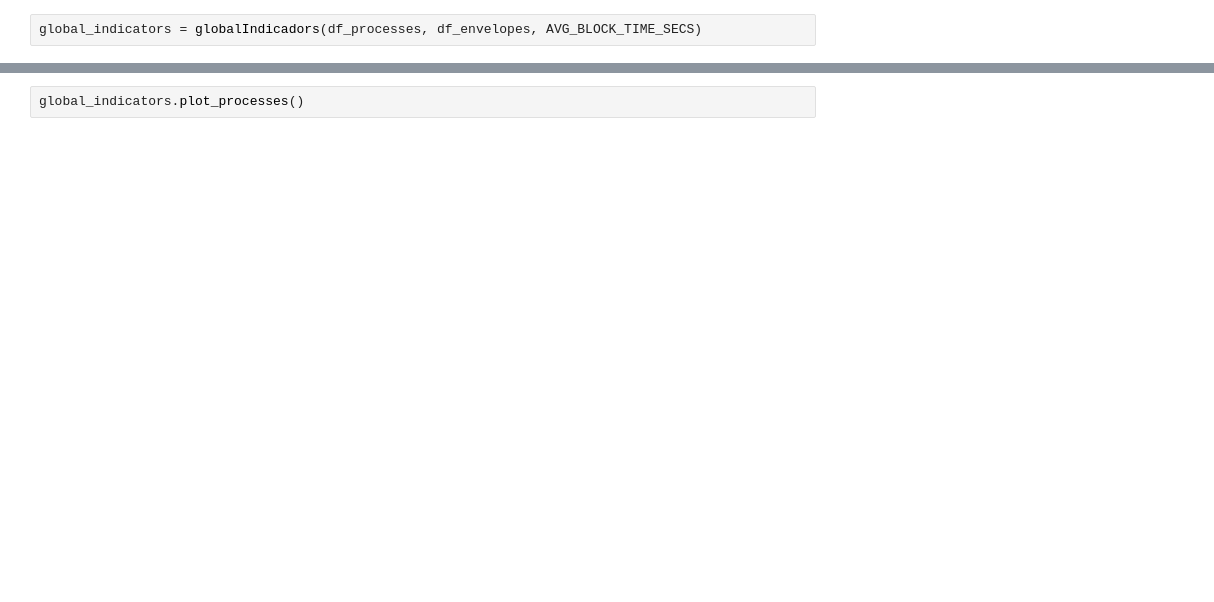
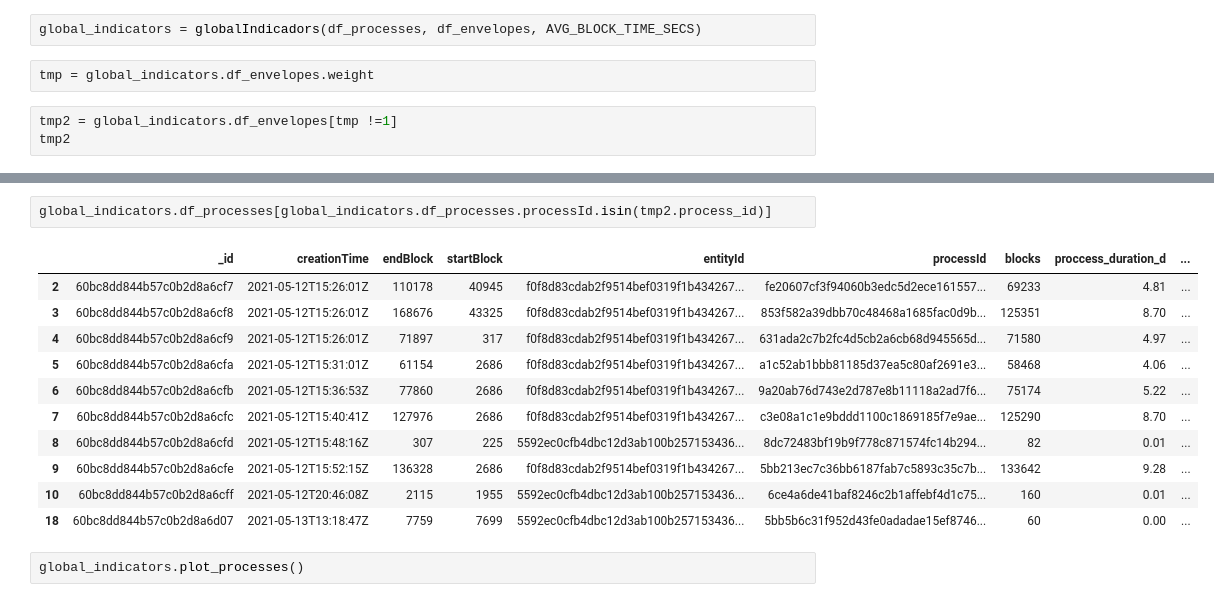
Before and after one commit to mroldann/vocdoni, a Jupyter notebook: analysis.ipynb, the cells around one changed output, grey strips where cells are left out. Saved outputs shown, nothing was run; the diff lists cells and outputs as text; blank space fills up the shorter version.

```diff
--- a/analysis.ipynb
+++ b/analysis.ipynb
@@ -85,2 +75,7 @@ df_envelopes.head()
 # %%
 global_indicators = globalIndicadors(df_processes, df_envelopes, AVG_BLOCK_TIME_SECS)
+# %%
+tmp = global_indicators.df_envelopes.weight
+# %%
+tmp2 = global_indicators.df_envelopes[tmp !=1]
+tmp2
@@ -87,3 +98,17 @@ global_indicators = globalIndicadors(df_processes, df_envelopes, AVG_BLOCK_TIME_
+# %%
+global_indicators.df_processes[global_indicators.df_processes.processId.isin(tmp2.process_id)]
+# %% [output]
+|  | _id | creationTime | endBlock | startBlock | entityId | processId | blocks | proccess_duration_d | ... |
+| 2 | 60bc8dd844b57c0b2d8a6cf7 | 2021-05-12T15:26:01Z | 110178 | 40945 | f0f8d83cdab2f9514bef0319f1b434267... | fe20607cf3f94060b3edc5d2ece161557... | 69233 | 4.81 | ... |
+| 3 | 60bc8dd844b57c0b2d8a6cf8 | 2021-05-12T15:26:01Z | 168676 | 43325 | f0f8d83cdab2f9514bef0319f1b434267... | 853f582a39dbb70c48468a1685fac0d9b... | 125351 | 8.70 | ... |
+| 4 | 60bc8dd844b57c0b2d8a6cf9 | 2021-05-12T15:26:01Z | 71897 | 317 | f0f8d83cdab2f9514bef0319f1b434267... | 631ada2c7b2fc4d5cb2a6cb68d945565d... | 71580 | 4.97 | ... |
+| 5 | 60bc8dd844b57c0b2d8a6cfa | 2021-05-12T15:31:01Z | 61154 | 2686 | f0f8d83cdab2f9514bef0319f1b434267... | a1c52ab1bbb81185d37ea5c80af2691e3... | 58468 | 4.06 | ... |
+| 6 | 60bc8dd844b57c0b2d8a6cfb | 2021-05-12T15:36:53Z | 77860 | 2686 | f0f8d83cdab2f9514bef0319f1b434267... | 9a20ab76d743e2d787e8b11118a2ad7f6... | 75174 | 5.22 | ... |
+| 7 | 60bc8dd844b57c0b2d8a6cfc | 2021-05-12T15:40:41Z | 127976 | 2686 | f0f8d83cdab2f9514bef0319f1b434267... | c3e08a1c1e9bddd1100c1869185f7e9ae... | 125290 | 8.70 | ... |
+| 8 | 60bc8dd844b57c0b2d8a6cfd | 2021-05-12T15:48:16Z | 307 | 225 | 5592ec0cfb4dbc12d3ab100b257153436... | 8dc72483bf19b9f778c871574fc14b294... | 82 | 0.01 | ... |
+| 9 | 60bc8dd844b57c0b2d8a6cfe | 2021-05-12T15:52:15Z | 136328 | 2686 | f0f8d83cdab2f9514bef0319f1b434267... | 5bb213ec7c36bb6187fab7c5893c35c7b... | 133642 | 9.28 | ... |
+| 10 | 60bc8dd844b57c0b2d8a6cff | 2021-05-12T20:46:08Z | 2115 | 1955 | 5592ec0cfb4dbc12d3ab100b257153436... | 6ce4a6de41baf8246c2b1affebf4d1c75... | 160 | 0.01 | ... |
+| 18 | 60bc8dd844b57c0b2d8a6d07 | 2021-05-13T13:18:47Z | 7759 | 7699 | 5592ec0cfb4dbc12d3ab100b257153436... | 5bb5b6c31f952d43fe0adadae15ef8746... | 60 | 0.00 | ... |
 # %%
 global_indicators.plot_processes()
 # %% [output]
```
Also changed, not shown: parts of 9 cells of this notebook, 6 other files.
